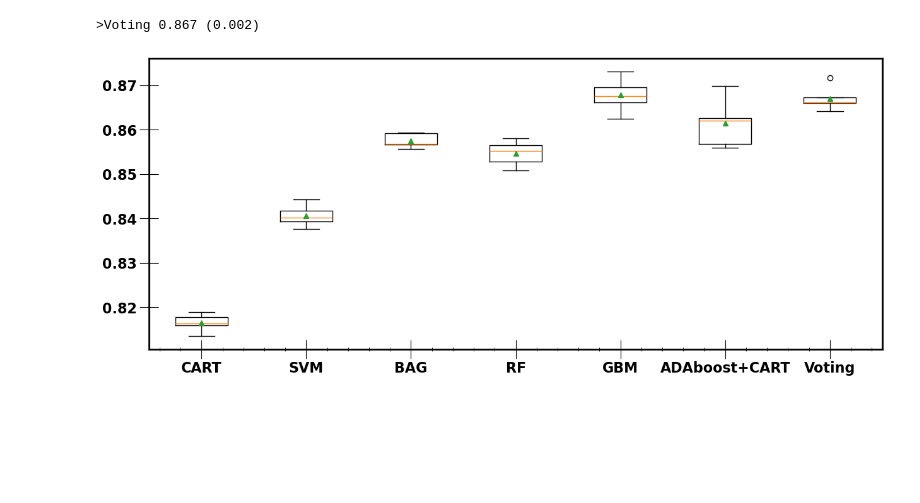
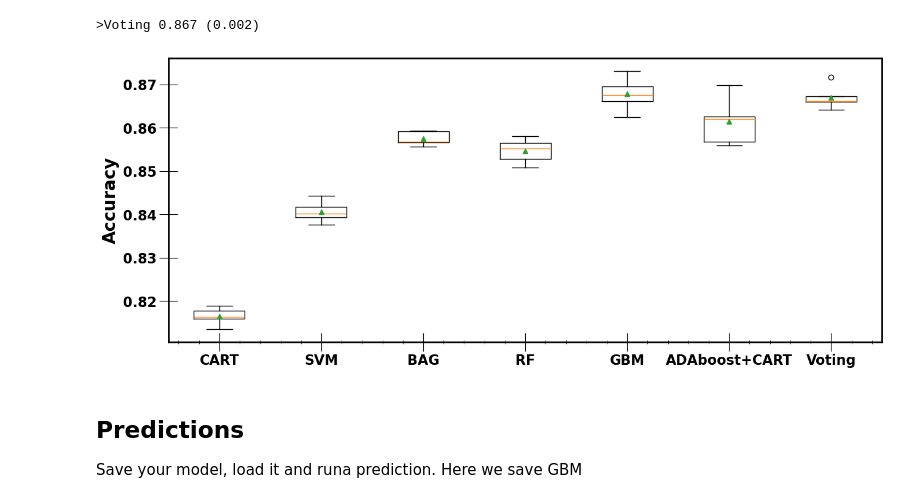
Before and after one commit to tdejaeger/Data_science_lectures, a Jupyter notebook: Adult_income.ipynb, the cells around one changed output. Cells and saved outputs as stored; diff of their text form; code cells hidden in the pictures; blank space fills up the shorter version.

```diff
--- a/Adult_income.ipynb
+++ b/Adult_income.ipynb
@@ -690,7 +690,12 @@ for i in range(len(models)):
 # %%
 # plot the results
 plt.figure(figsize=(15,6))
 plt.boxplot(results, labels=names, showmeans=True)
+plt.ylabel('Accuracy')
 plt.show()
 # %% [output]
-[figure, old version]
+[figure, new version]
+# %% [markdown]
+## Predictions
+
+Save your model, load it and  runa prediction. Here we save GBM
```
Also changed, not shown: parts of 3 cells of this notebook, 1 other file.
